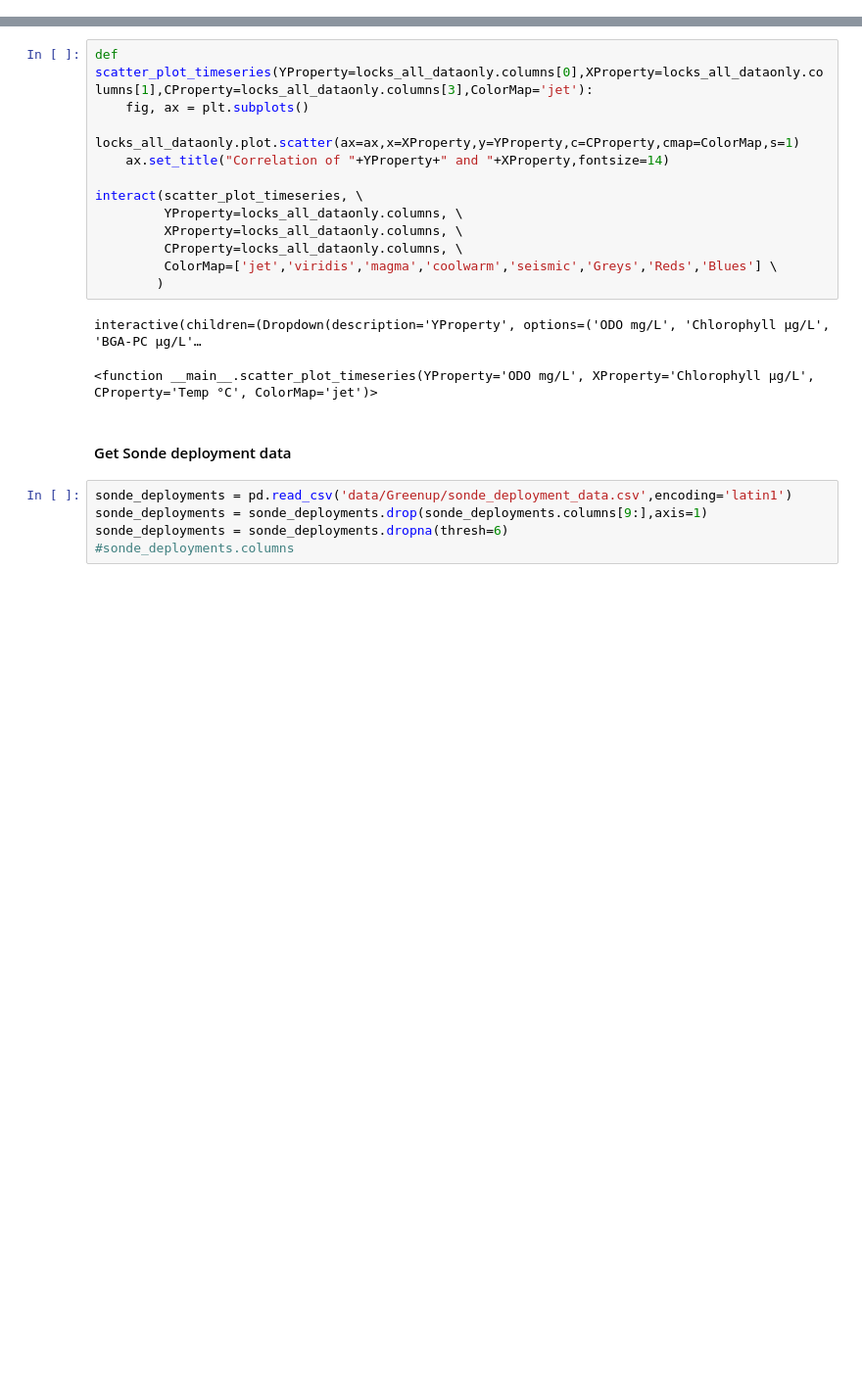
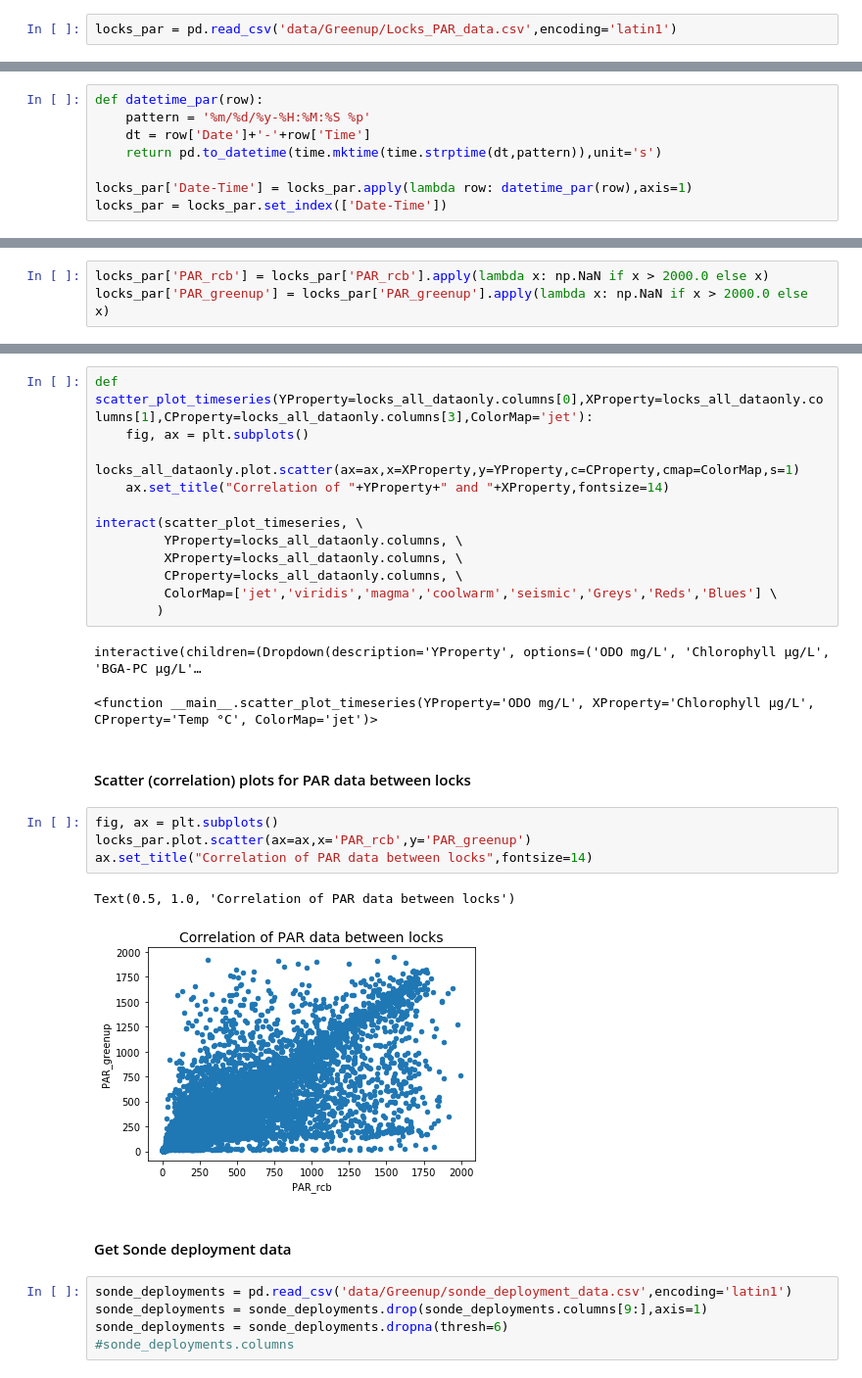
Before and after one commit to JackS9/jupyter-scipy-geo-notebook, a Jupyter notebook: notebooks/Greenup_transects.ipynb, the cells around one changed output, grey strips where cells are left out. Shown: that part at 98% size. Saved outputs shown, nothing was run; the diff lists cells and outputs as text; blank space fills up the shorter version.

Commit message:
Added Locks PAR data, and more

```diff
--- a/notebooks/Greenup_transects.ipynb
+++ b/notebooks/Greenup_transects.ipynb
@@ -685,0 +684,2 @@ locks_all = pd.read_csv('data/Greenup/Locks_sonde_data_3.csv',encoding='latin1')
+# %%
+locks_par = pd.read_csv('data/Greenup/Locks_PAR_data.csv',encoding='latin1')
@@ -691,4 +693,12 @@ def datetime(row):
 
 locks_all['Date-Time'] = locks_all.apply(lambda row: datetime(row),axis=1)
 locks_all = locks_all.set_index(['Date-Time'])
+# %%
+def datetime_par(row):
+    pattern = '%m/%d/%y-%H:%M:%S %p'
+    dt = row['Date']+'-'+row['Time']
+    return pd.to_datetime(time.mktime(time.strptime(dt,pattern)),unit='s')
+
+locks_par['Date-Time'] = locks_par.apply(lambda row: datetime_par(row),axis=1)
+locks_par = locks_par.set_index(['Date-Time'])
 # %% [markdown]
@@ -720 +729,4 @@ greenup_dataonly = greenup_only.drop(greenup_only.columns[:7],axis=1).drop('Wipe
+# %%
+locks_par['PAR_rcb'] = locks_par['PAR_rcb'].apply(lambda x: np.NaN if x > 2000.0 else x)
+locks_par['PAR_greenup'] = locks_par['PAR_greenup'].apply(lambda x: np.NaN if x > 2000.0 else x)
 # %% [markdown]
@@ -753,6 +781,15 @@ interact(scatter_plot_timeseries, \
 # %% [output]
 interactive(children=(Dropdown(description='YProperty', options=('ODO mg/L', 'Chlorophyll µg/L', 'BGA-PC µg/L'…
 <function __main__.scatter_plot_timeseries(YProperty='ODO mg/L', XProperty='Chlorophyll µg/L', CProperty='Temp °C', ColorMap='jet')>
+# %% [markdown]
+#### Scatter (correlation) plots for PAR data between locks
+# %%
+fig, ax = plt.subplots()
+locks_par.plot.scatter(ax=ax,x='PAR_rcb',y='PAR_greenup')
+ax.set_title("Correlation of PAR data between locks",fontsize=14)
+# %% [output]
+Text(0.5, 1.0, 'Correlation of PAR data between locks')
+[figure, added]
 # %% [markdown]
 #### Get Sonde deployment data
 # %%
```
Also changed, not shown: parts of 28 cells of this notebook, 1 other file.
